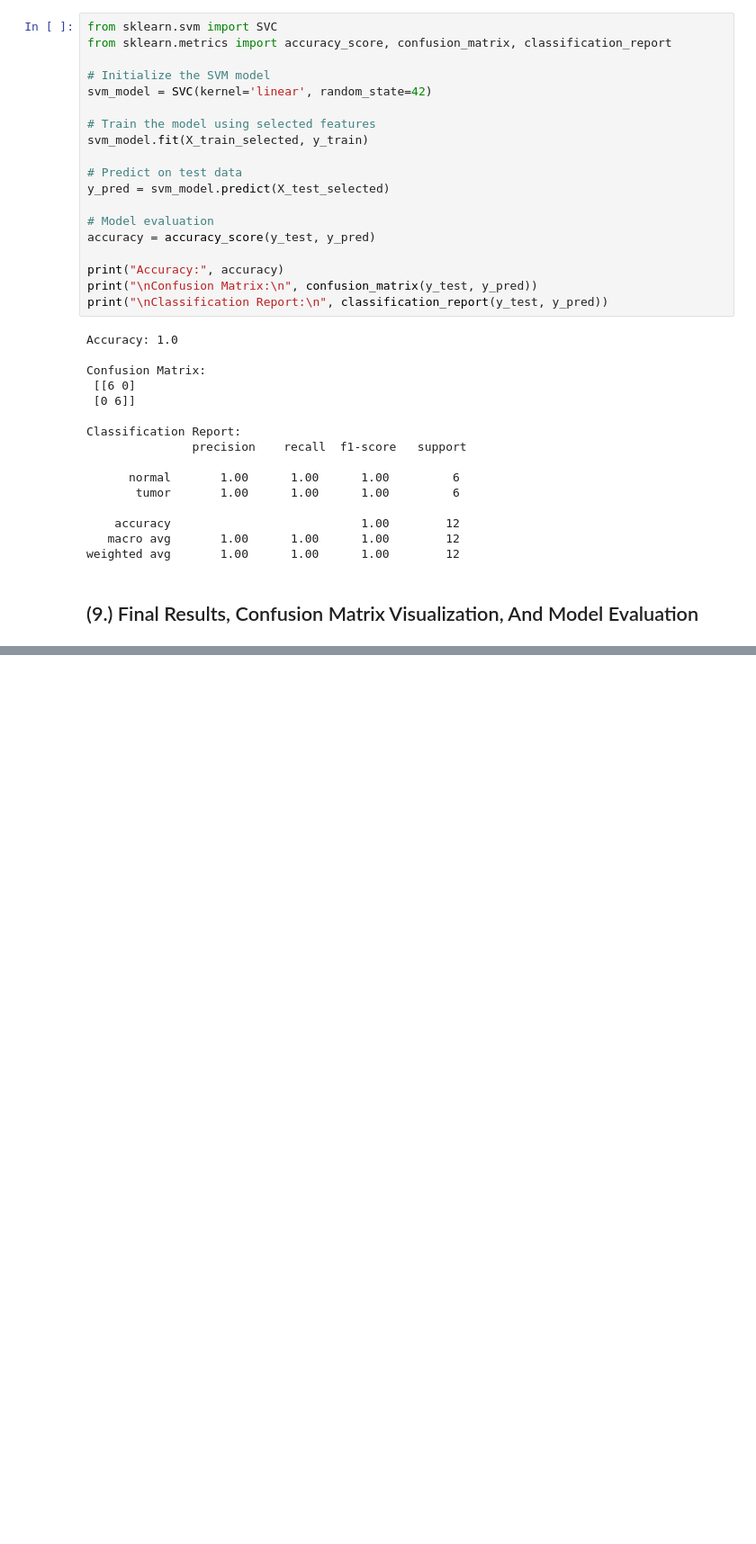
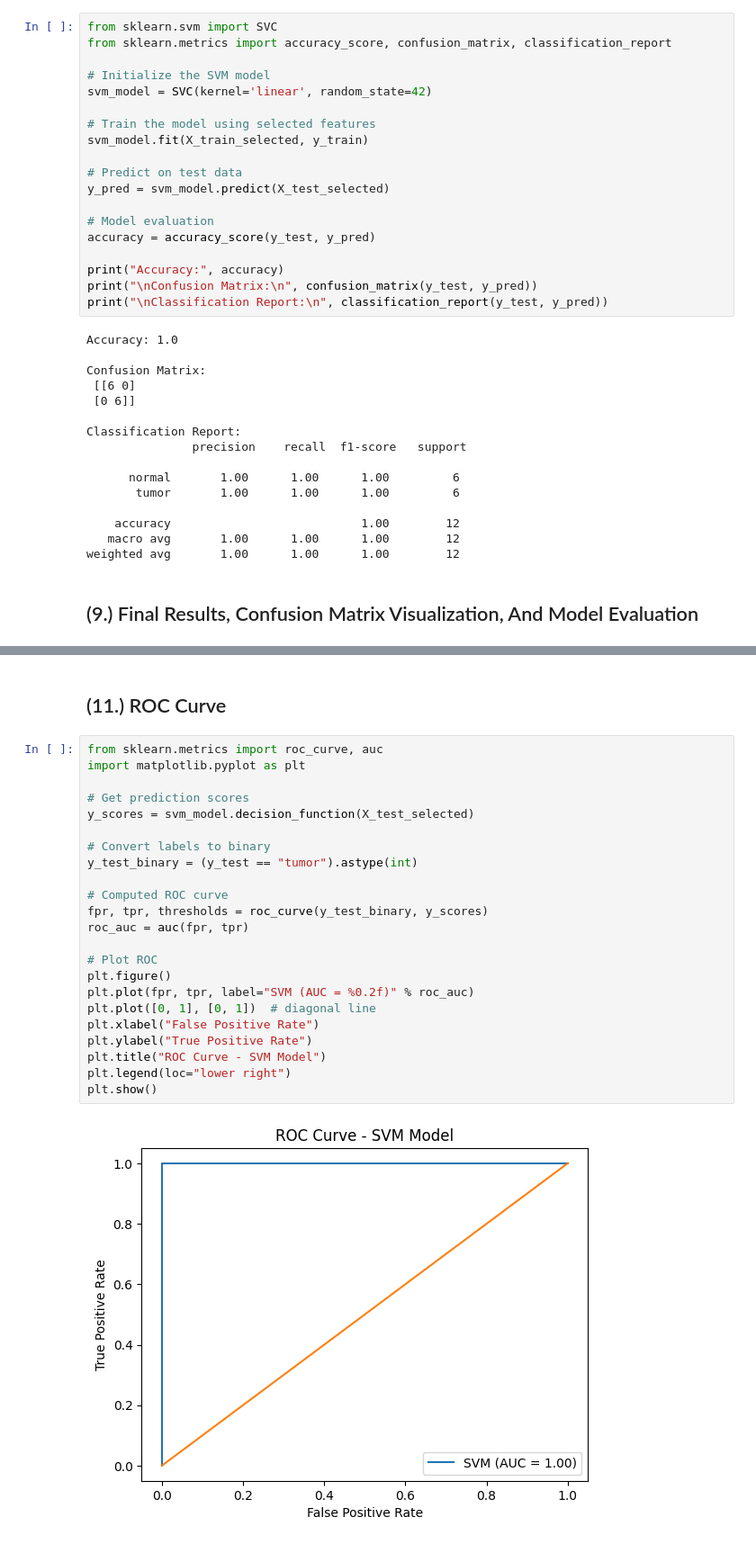
Before and after one commit to joshiyukta16/Machine_Learning_Breast_Cancer_Detection_Model-, a Jupyter notebook: Notebooks/Machine_Learning_Project.ipynb, the cells around one changed output, grey strips where cells are left out. Shown at 90% size. Cells and saved outputs as stored; diff of their text form; blank space fills up the shorter version.

```diff
--- a/Notebooks/Machine_Learning_Project.ipynb
+++ b/Notebooks/Machine_Learning_Project.ipynb
@@ -358,0 +395,27 @@ weighted avg       1.00      1.00      1.00        12
+# %% [markdown]
+## (11.) ROC Curve
+# %%
+from sklearn.metrics import roc_curve, auc
+import matplotlib.pyplot as plt
+
+# Get prediction scores
+y_scores = svm_model.decision_function(X_test_selected)
+
+# Convert labels to binary
+y_test_binary = (y_test == "tumor").astype(int)
+
+# Computed ROC curve
+fpr, tpr, thresholds = roc_curve(y_test_binary, y_scores)
+roc_auc = auc(fpr, tpr)
+
+# Plot ROC
+plt.figure()
+plt.plot(fpr, tpr, label="SVM (AUC = %0.2f)" % roc_auc)
+plt.plot([0, 1], [0, 1])  # diagonal line
+plt.xlabel("False Positive Rate")
+plt.ylabel("True Positive Rate")
+plt.title("ROC Curve - SVM Model")
+plt.legend(loc="lower right")
+plt.show()
+# %% [output]
+[figure, added]
```
Also changed, not shown: parts of 8 cells of this notebook.
